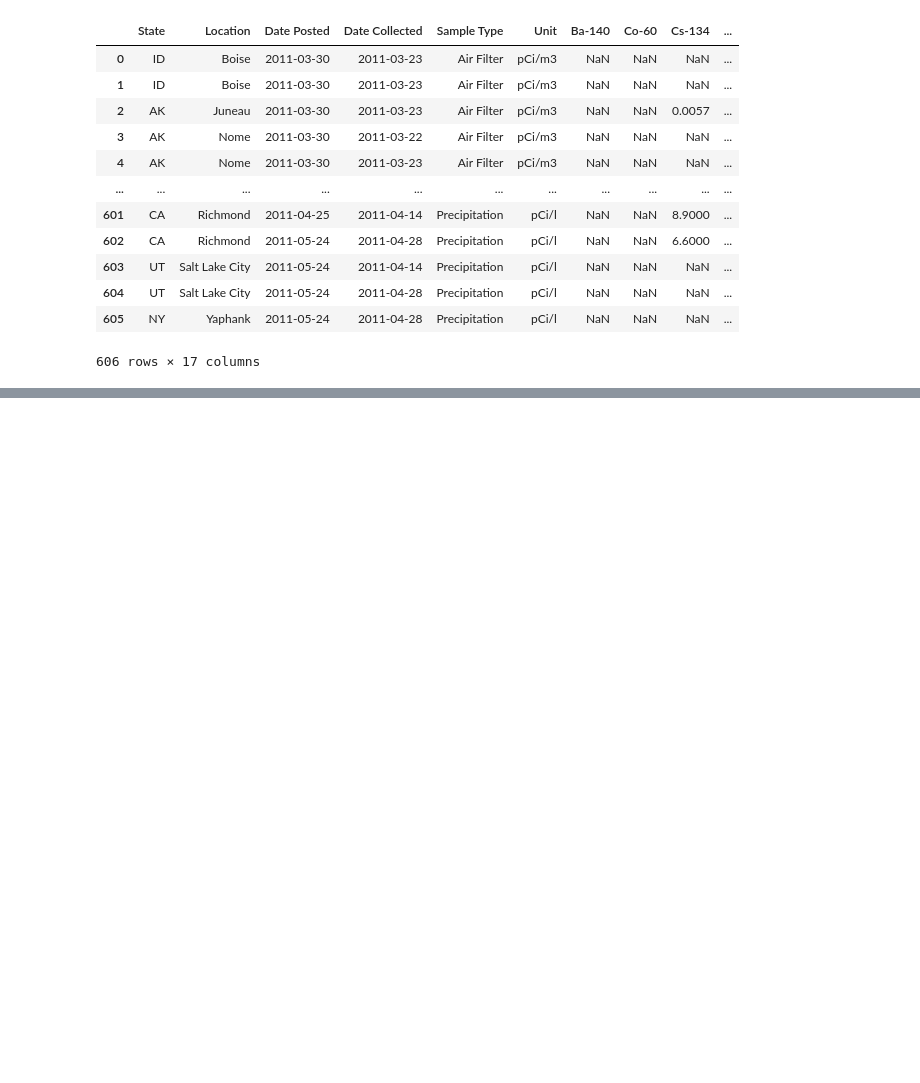
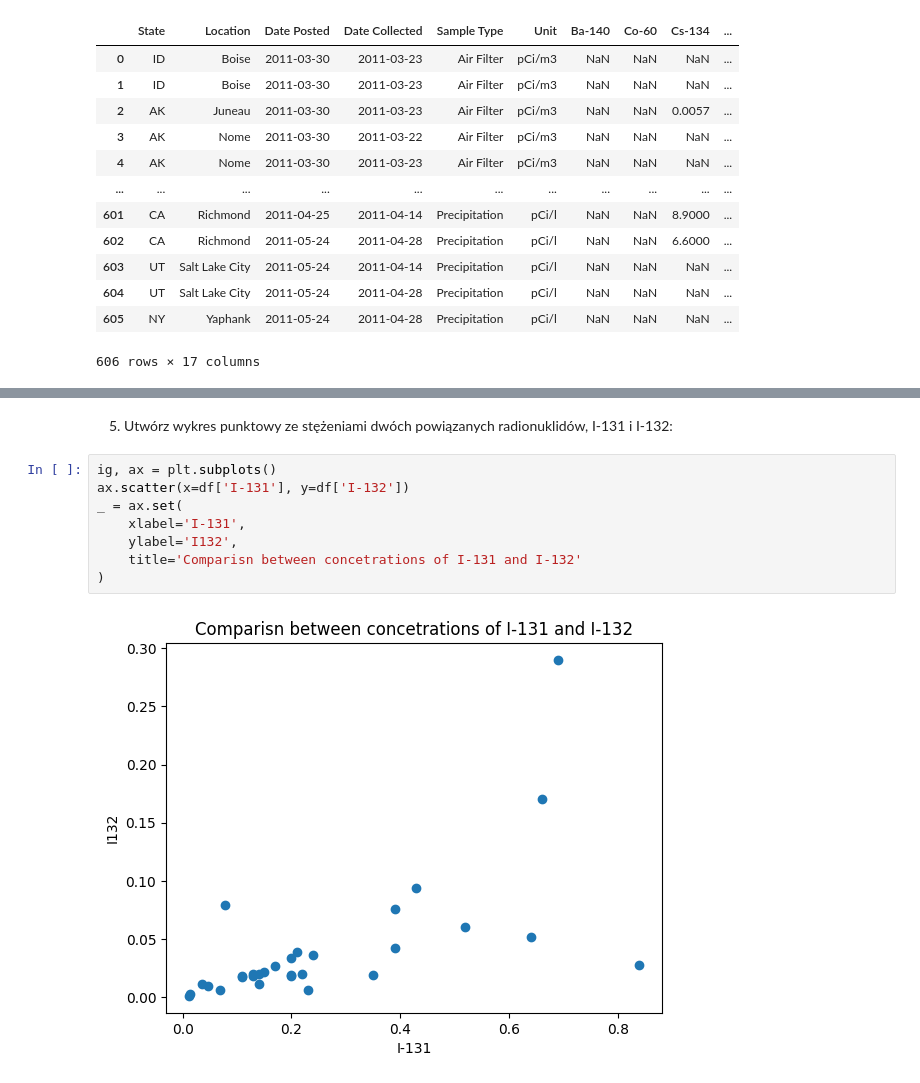
Before and after one commit to sendecka/DataCamp---Data-Scientist-with-Python, a Jupyter notebook: 09 Analiza dużych zbiorów danych I/Ćwiczenia/Activity.ipynb, the cells around one changed output, grey strips where cells are left out. Drawn from its saved outputs; the diff is of its cells as text; blank space fills up the shorter version.

```diff
--- a/09 Analiza dużych zbiorów danych I/Ćwiczenia/Activity.ipynb
+++ b/09 Analiza dużych zbiorów danych I/Ćwiczenia/Activity.ipynb
@@ -174,0 +198,12 @@ df
+# %% [markdown]
+5. Utwórz wykres punktowy ze stężeniami dwóch powiązanych radionuklidów, I-131 i I-132:
+# %%
+ig, ax = plt.subplots()
+ax.scatter(x=df['I-131'], y=df['I-132'])
+_ = ax.set(
+    xlabel='I-131',
+    ylabel='I132',
+    title='Comparisn between concetrations of I-131 and I-132'
+)
+# %% [output]
+[figure, added]
```
Also changed, not shown: parts of 9 cells of this notebook, 2 other files.
